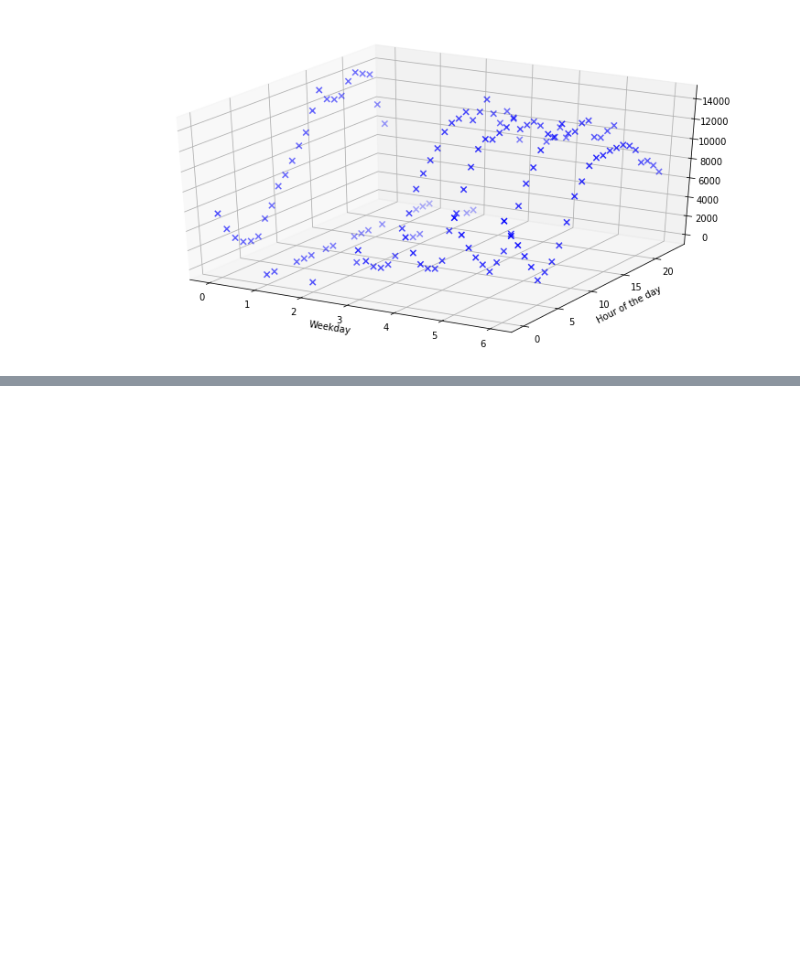
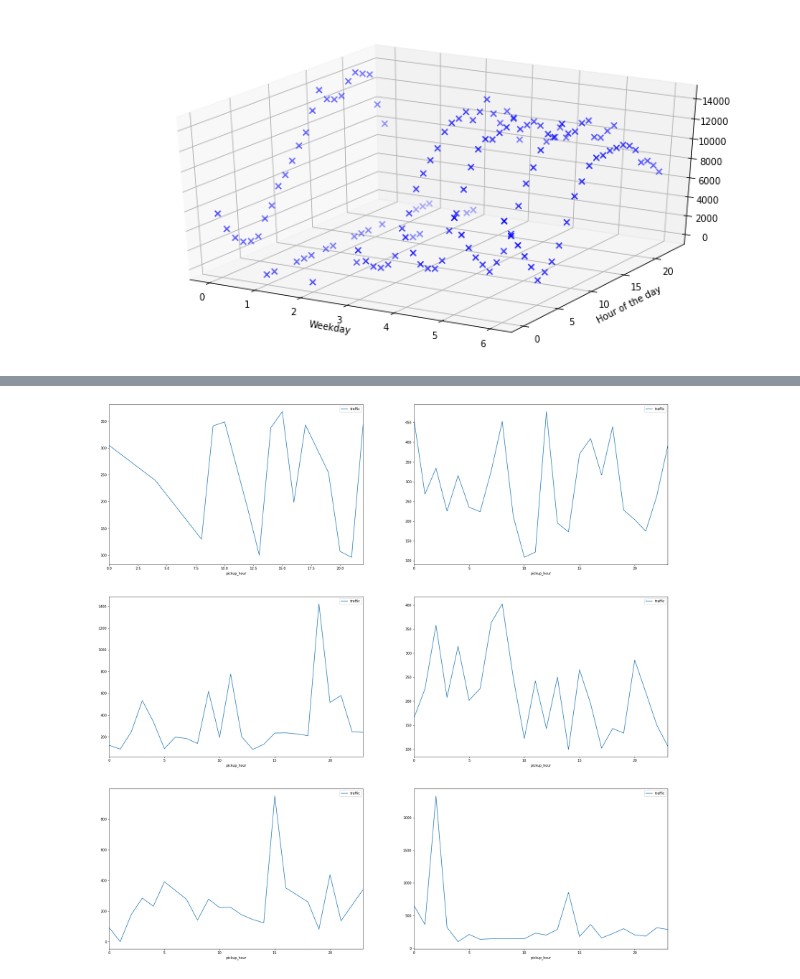
Before and after one commit to maliakber/algorithm-data-model-csc-501, a Jupyter notebook: source/assignment-2/assignment-2-jupnote.ipynb, the cells around one changed output, grey strips where cells are left out. Saved outputs shown, nothing was run; the diff lists cells and outputs as text; code cells hidden in the pictures; blank space fills up the shorter version.

```diff
--- a/source/assignment-2/assignment-2-jupnote.ipynb
+++ b/source/assignment-2/assignment-2-jupnote.ipynb
@@ -1073,3 +1161,19 @@ plt.show()
+# %%
+from matplotlib.ticker import (AutoMinorLocator, MultipleLocator)
+reg_list={'EWR':1, 'Queens':2, 'Bronx':3, 'Manhattan':4, 'Staten Island':5, 'Brooklyn':6}
+result = taxiSample.groupby(['pickup_hour','PULocationID'])['trip_distance','trip_duration'].sum().reset_index().rename(columns={'PULocationID':'LocationID'})
+result = result.merge(df_loc, on='LocationID', how='left')
+groupResult = result.groupby(['borough','pickup_hour'])['trip_distance','trip_duration'].sum().reset_index()
+groupResult['traffic'] = result['trip_duration']/result['trip_distance']
+fig = plt.figure(figsize=(30,30))
+index = 1
+for borough in boroughs:
+    ax = fig.add_subplot(3, 2, index)
+    boroughData = groupResult[groupResult.borough==borough]
+    boroughData.plot(x='pickup_hour', y='traffic', ax=ax)
+    index += 1
+# %% [output]
+[figure, added]
 # %%
 print("It took %s seconds to process" % (time.time() - startTime))
 # %% [output]
```
Also changed, not shown: parts of 5 cells of this notebook.
